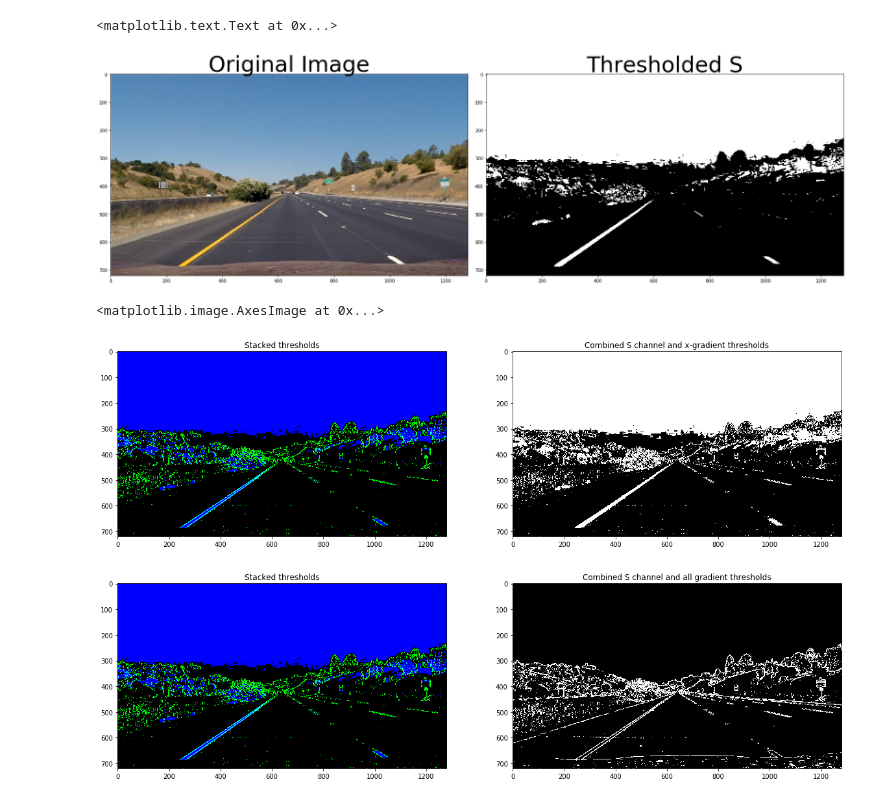
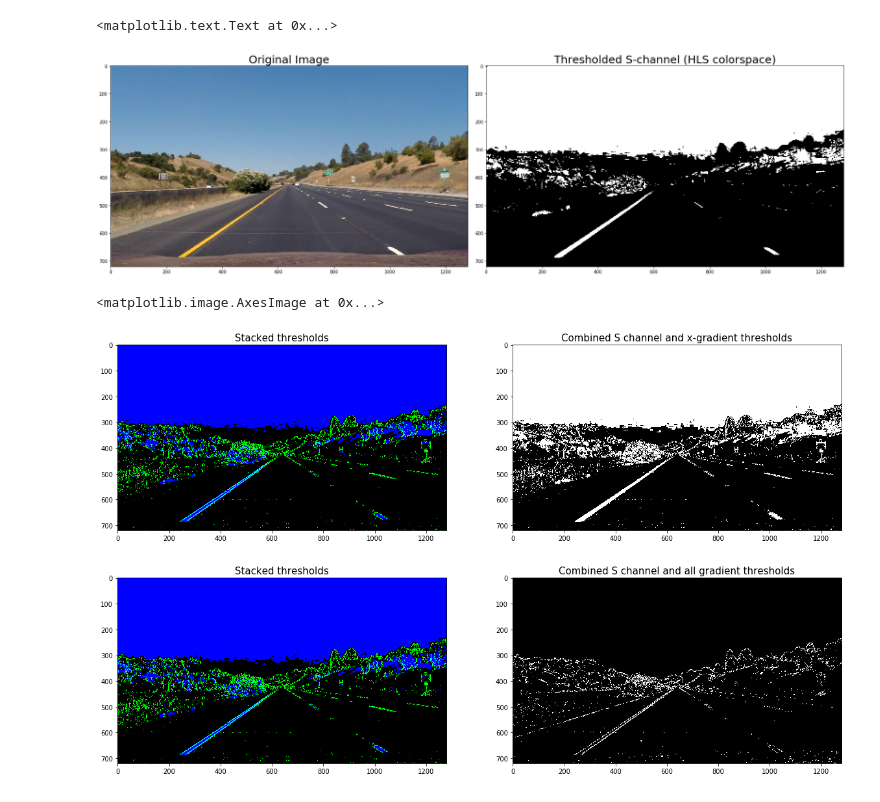
Before and after one commit to BusAI-Self-Driving-Car/Udacity-Self-Driving-Car-Engineer-Nanodegree, a Jupyter notebook: Term1-proj4-Advanced-Lane-Lines/image_binarization.ipynb, the cells around one changed output. Saved outputs shown, nothing was run; the diff lists cells and outputs as text; code cells hidden in the pictures.

```diff
--- a/Term1-proj4-Advanced-Lane-Lines/image_binarization.ipynb
+++ b/Term1-proj4-Advanced-Lane-Lines/image_binarization.ipynb
@@ -184,36 +184,36 @@ plt.subplots_adjust(left=0., right=1, top=0.9, bottom=0.)
 
 # Define a function that thresholds the S-channel of HLS
 # Use exclusive lower bound (>) and inclusive upper (<=)
 def hls_select(img, thresh=(0, 255)):
     # 1) Convert to HLS color space
     img_hls = cv2.cvtColor(img, cv2.COLOR_RGB2HLS)
 
     # 2) Apply a threshold to the S channel
     s_channel = img_hls[:,:,2]
     binary_output = np.zeros_like(s_channel)
     binary_output[(s_channel>thresh[0]) & (s_channel<=thresh[1])] = 1
 
     # 3) Return a binary image of threshold result
     #binary_output = np.copy(img) # placeholder line
     return binary_output
 
 
 # Read in an image
 image = cv2.cvtColor(cv2.imread('./test_images/straight_lines1.jpg'), cv2.COLOR_BGR2RGB)
 
 ## Color thresholding
 hls_binary = hls_select(image, thresh=(90, 255))
 
 # Plot the result
 f, (ax1, ax2) = plt.subplots(1, 2, figsize=(24, 9))
 f.tight_layout()
 ax1.imshow(image)
-ax1.set_title('Original Image', fontsize=50)
+ax1.set_title('Original Image', fontsize=25)
 ax2.imshow(hls_binary, cmap='gray')
-ax2.set_title('Thresholded S', fontsize=50)
+ax2.set_title('Thresholded S-channel (HLS colorspace)', fontsize=25)
 # %% [output]
 <matplotlib.text.Text at 0x...>
-[figure, old version]
+[figure, new version]
 # %%
 ### Combined Color and Gradient thresholding ###
 
@@ -227,10 +227,10 @@ combined_binary[(grad_x_binary == 1) | (hls_binary == 1)] = 1
 
 # Plotting thresholded images
 f, (ax1, ax2) = plt.subplots(1, 2, figsize=(20,10))
-ax1.set_title('Stacked thresholds')
+ax1.set_title('Stacked thresholds', fontsize=18)
 ax1.imshow(color_binary)
 
-ax2.set_title('Combined S channel and x-gradient thresholds')
+ax2.set_title('Combined S channel and x-gradient thresholds', fontsize=18)
 ax2.imshow(combined_binary, cmap='gray')
 
 
@@ -240,12 +240,12 @@ combined_binary[(combined_gradient_binary == 1) | (hls_binary == 1)] = 1
 
 # Plotting thresholded images
 f, (ax1, ax2) = plt.subplots(1, 2, figsize=(20,10))
-ax1.set_title('Stacked thresholds')
+ax1.set_title('Stacked thresholds', fontsize=18)
 ax1.imshow(color_binary)
 
-ax2.set_title('Combined S channel and all gradient thresholds')
+ax2.set_title('Combined S channel and all gradient thresholds', fontsize=18)
 ax2.imshow(combined_gradient_binary, cmap='gray')
 # %% [output]
 <matplotlib.image.AxesImage at 0x...>
-[figure, old version]
+[figure, new version]
-[figure, old version]
+[figure, new version]
```
Also changed, not shown: parts of 1 cell of this notebook, 1 other file.
